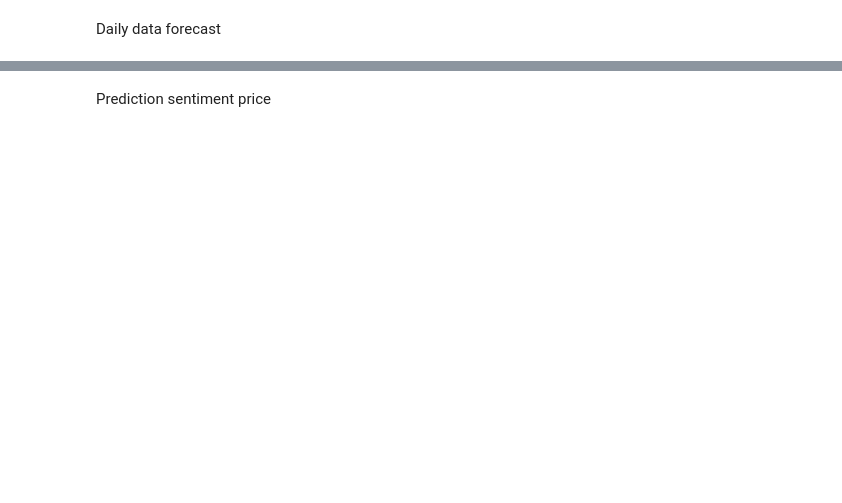
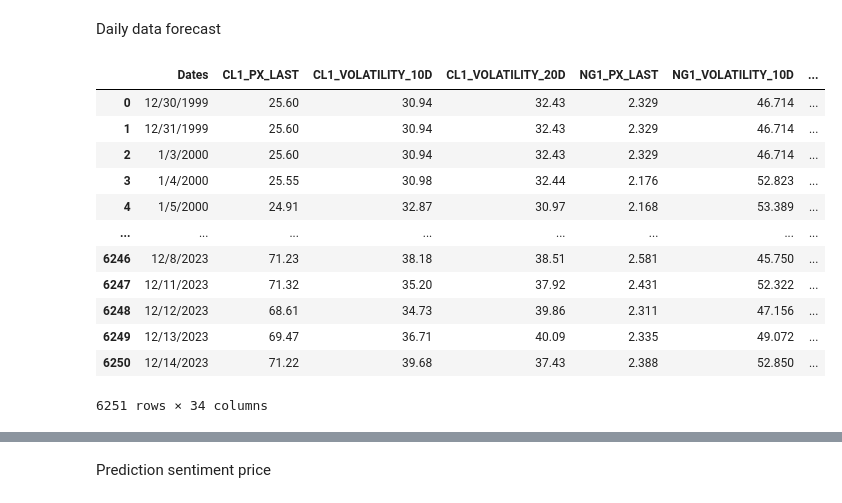
Before and after one commit to kenzaelk/Prediction_commodity_prices, a Jupyter notebook: daily-commodity.ipynb, the cells around one changed output, grey strips where cells are left out. Saved outputs shown, nothing was run; the diff lists cells and outputs as text; code cells hidden in the pictures; blank space fills up the shorter version.

```diff
--- a/daily-commodity.ipynb
+++ b/daily-commodity.ipynb
@@ -44,7 +42,21 @@ warnings.filterwarnings("ignore")
 Daily data forecast
 # %%
 #Daily dataset
-df = pd.read_csv('commodities_DAILY.csv', parse_dates=True)
+df = pd.read_csv('/kaggle/input/commdaily/commodities_DAILY.csv', parse_dates=True)
 display(df)
+# %% [output]
+|  | Dates | CL1_PX_LAST | CL1_VOLATILITY_10D | CL1_VOLATILITY_20D | NG1_PX_LAST | NG1_VOLATILITY_10D | ... |
+| 0 | 12/30/1999 | 25.60 | 30.94 | 32.43 | 2.329 | 46.714 | ... |
+| 1 | 12/31/1999 | 25.60 | 30.94 | 32.43 | 2.329 | 46.714 | ... |
+| 2 | 1/3/2000 | 25.60 | 30.94 | 32.43 | 2.329 | 46.714 | ... |
+| 3 | 1/4/2000 | 25.55 | 30.98 | 32.44 | 2.176 | 52.823 | ... |
+| 4 | 1/5/2000 | 24.91 | 32.87 | 30.97 | 2.168 | 53.389 | ... |
+| ... | ... | ... | ... | ... | ... | ... | ... |
+| 6246 | 12/8/2023 | 71.23 | 38.18 | 38.51 | 2.581 | 45.750 | ... |
+| 6247 | 12/11/2023 | 71.32 | 35.20 | 37.92 | 2.431 | 52.322 | ... |
+| 6248 | 12/12/2023 | 68.61 | 34.73 | 39.86 | 2.311 | 47.156 | ... |
+| 6249 | 12/13/2023 | 69.47 | 36.71 | 40.09 | 2.335 | 49.072 | ... |
+| 6250 | 12/14/2023 | 71.22 | 39.68 | 37.43 | 2.388 | 52.850 | ... |
+6251 rows × 34 columns
 # %%
 df.columns
```
Also changed, not shown: parts of 29 cells of this notebook.
